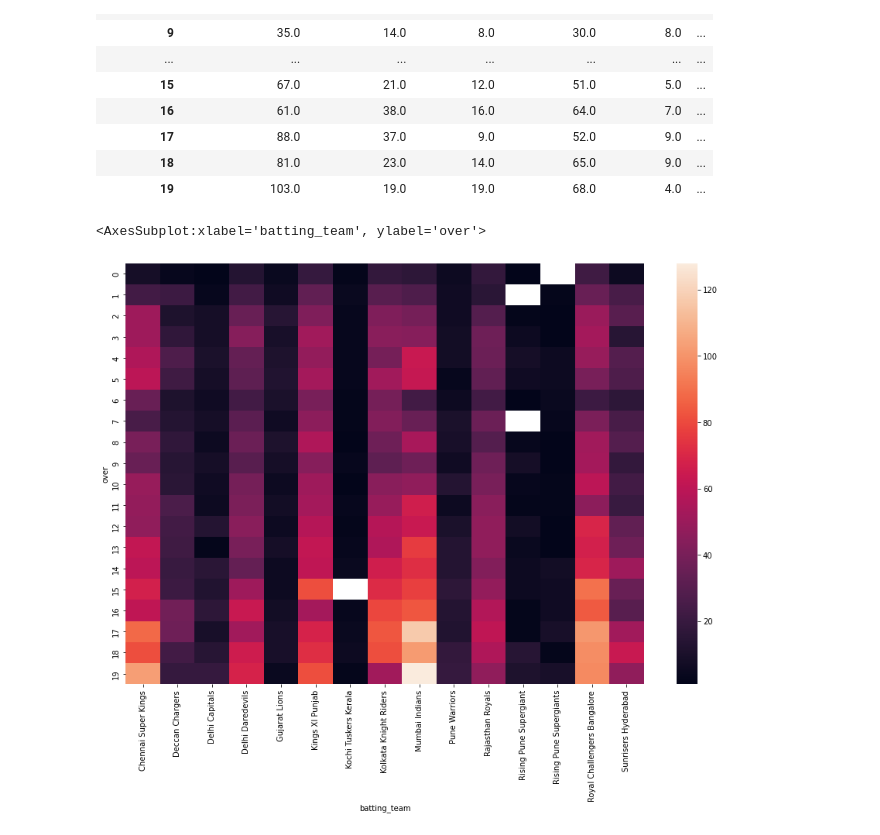
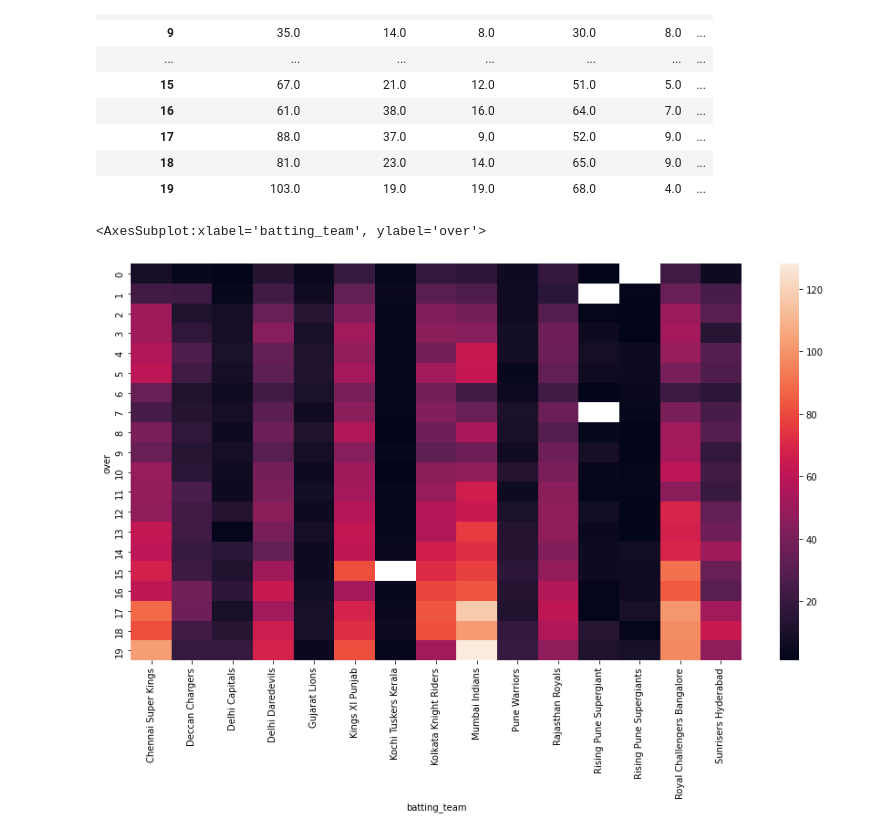
Before and after one commit to AmishaSingh0210/IPL_Data_Analysis, a Jupyter notebook: IPL DATA ANALYSIS.ipynb, the cells around one changed output. Saved outputs shown, nothing was run; the diff lists cells and outputs as text; code cells hidden in the pictures.

```diff
--- a/IPL DATA ANALYSIS.ipynb
+++ b/IPL DATA ANALYSIS.ipynb
@@ -257,9 +258,9 @@ six.pivot_table(index='over',columns='batting_team', values='batsman_runs', aggf
 | 18 | 81.0 | 23.0 | 14.0 | 65.0 | 9.0 | ... |
 | 19 | 103.0 | 19.0 | 19.0 | 68.0 | 4.0 | ... |
 # %%
-plt.figure(figsize=(15,10))
+plt.figure(figsize=(15,8))
 pt = six.pivot_table(index='over',columns='batting_team', values='batsman_runs', aggfunc='count')
 sns.heatmap(pt)
 # %% [output]
 <AxesSubplot:xlabel='batting_team', ylabel='over'>
-[figure, old version]
+[figure, new version]
```
Also changed, not shown: parts of 4 cells of this notebook.
